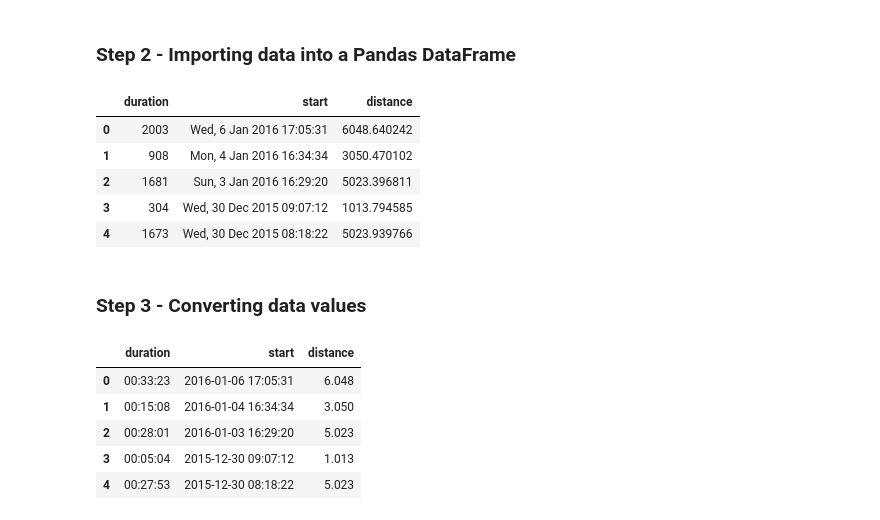
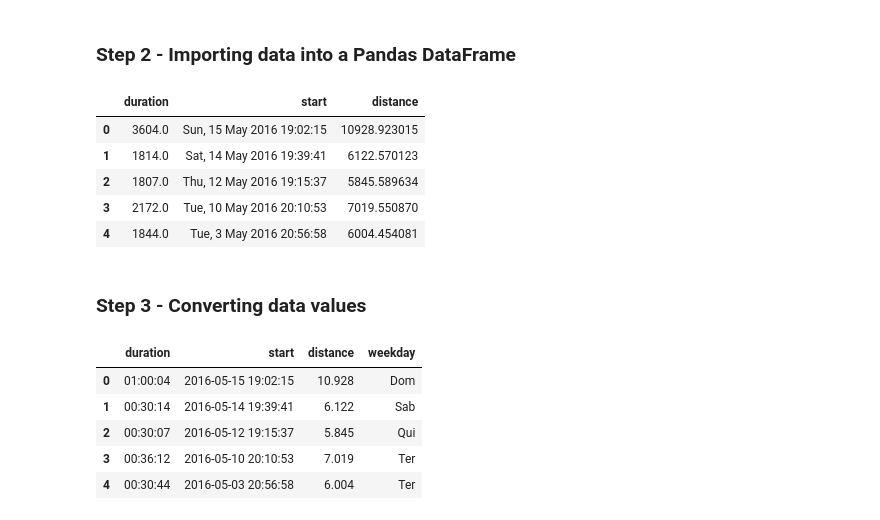
Before and after one commit to zelacerda/Jupyter_notebooks, a Jupyter notebook: RunKeeper.ipynb, the cells around one changed output. Cells and saved outputs as stored; diff of their text form; code cells hidden in the pictures.

```diff
--- a/RunKeeper.ipynb
+++ b/RunKeeper.ipynb
@@ -19,7 +21,7 @@ data = urllib2.urlopen(url).read()
 data = json.loads(data)
 data = data["items"]
 
-df = pd.io.json.json_normalize(data) # The DataFrame containing the training raw data.
+df = DataFrame(data) # The DataFrame containing the training raw data.
 
 # Now let's cleaning the table. I just need three information from my exercises: distance, duration and time.
 
@@ -31,43 +33,48 @@ df.columns = ["duration", "start", "distance"]
 df.head()
 # %% [output]
 |  | duration | start | distance |
-| 0 | 2003 | Wed, 6 Jan 2016 17:05:31 | 6048.640242 |
-| 1 | 908 | Mon, 4 Jan 2016 16:34:34 | 3050.470102 |
-| 2 | 1681 | Sun, 3 Jan 2016 16:29:20 | 5023.396811 |
-| 3 | 304 | Wed, 30 Dec 2015 09:07:12 | 1013.794585 |
-| 4 | 1673 | Wed, 30 Dec 2015 08:18:22 | 5023.939766 |
+| 0 | 3604.0 | Sun, 15 May 2016 19:02:15 | 10928.923015 |
+| 1 | 1814.0 | Sat, 14 May 2016 19:39:41 | 6122.570123 |
+| 2 | 1807.0 | Thu, 12 May 2016 19:15:37 | 5845.589634 |
+| 3 | 2172.0 | Tue, 10 May 2016 20:10:53 | 7019.550870 |
+| 4 | 1844.0 | Tue, 3 May 2016 20:56:58 | 6004.454081 |
 # %% [markdown]
 ### Step 3 - Converting data values
 # %%
 # Converting start date string to datetime format
 def to_datetime(string):
     return datetime.datetime.strptime(string, "%a, %d %b %Y %X")
 
 df.start = df.start.apply(to_datetime)
 
+# Creating a useful weekday column
+weekdays = ["Seg", "Ter", "Qua", "Qui", "Sex", "Sab", "Dom"]
+
+df["weekday"] = df.start.apply(lambda d: d.weekday()).apply(lambda w: weekdays[w])
+
 
 # Now converting duration string to timedelta format
 def to_timedelta(num):
-    return pd.Timedelta(str(num) + "seconds")
+    return datetime.timedelta(seconds = int(num))
 
+raw_duration = df.duration # Will use this to calculate pace
 df.duration = df.duration.apply(to_timedelta)
-
 
 # And finnaly, let's round distance to meters and convert it to Km
 def to_km(num):
     return int(num) / 1000.0
 
 df.distance = df.distance.apply(to_km)
 
 # Let's look again:
 
 df.head()
 
 # Seems better now :)
 # %% [output]
-|  | duration | start | distance |
-| 0 | 00:33:23 | 2016-01-06 17:05:31 | 6.048 |
-| 1 | 00:15:08 | 2016-01-04 16:34:34 | 3.050 |
-| 2 | 00:28:01 | 2016-01-03 16:29:20 | 5.023 |
-| 3 | 00:05:04 | 2015-12-30 09:07:12 | 1.013 |
-| 4 | 00:27:53 | 2015-12-30 08:18:22 | 5.023 |
+|  | duration | start | distance | weekday |
+| 0 | 01:00:04 | 2016-05-15 19:02:15 | 10.928 | Dom |
+| 1 | 00:30:14 | 2016-05-14 19:39:41 | 6.122 | Sab |
+| 2 | 00:30:07 | 2016-05-12 19:15:37 | 5.845 | Qui |
+| 3 | 00:36:12 | 2016-05-10 20:10:53 | 7.019 | Ter |
+| 4 | 00:30:44 | 2016-05-03 20:56:58 | 6.004 | Ter |
```
Also changed, not shown: parts of 7 cells of this notebook, 4 other files.
